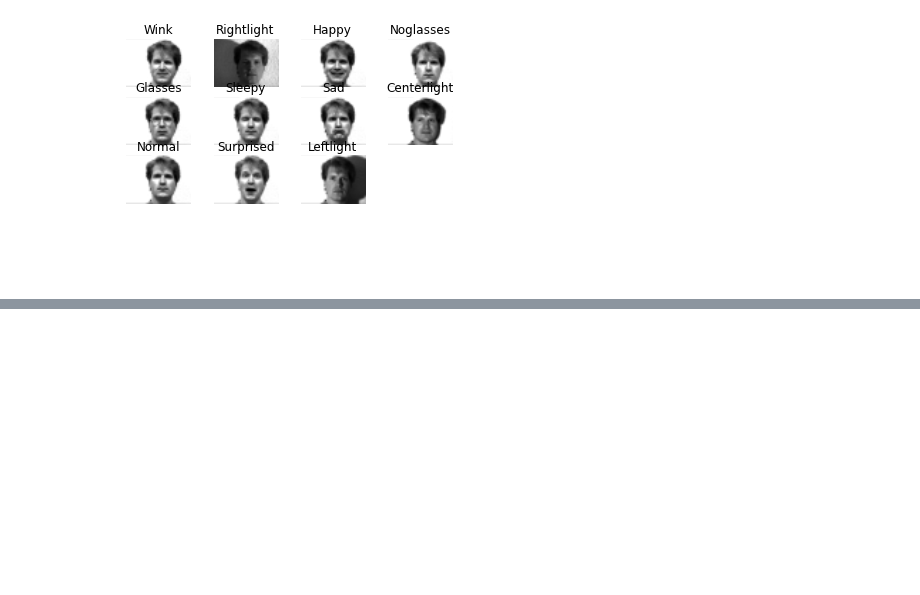
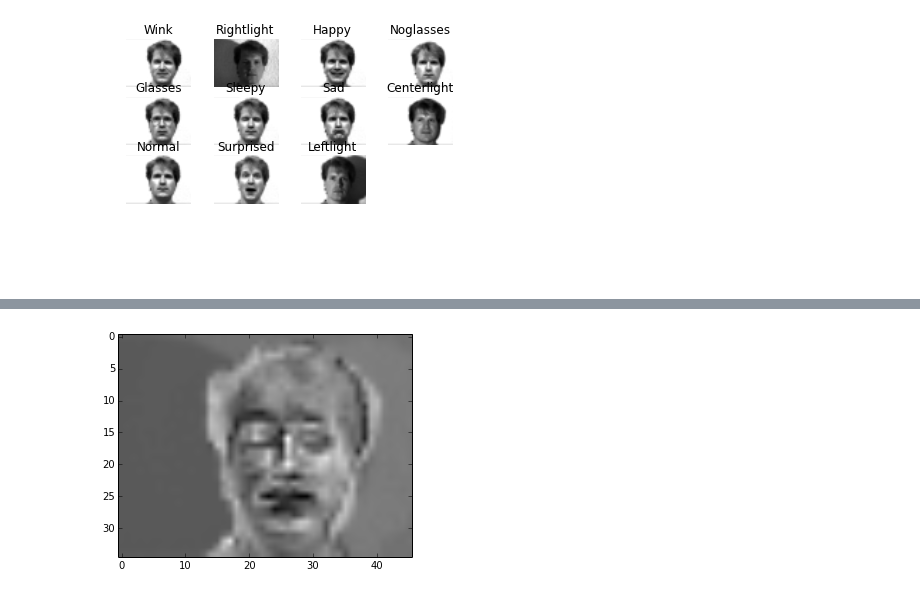
Before and after one commit to bugra/EigenFace, a Jupyter notebook: EigenFace.ipynb, the cells around one changed output, grey strips where cells are left out. Saved outputs shown, nothing was run; the diff lists cells and outputs as text; code cells hidden in the pictures; blank space fills up the shorter version.

```diff
--- a/EigenFace.ipynb
+++ b/EigenFace.ipynb
@@ -48,0 +51,8 @@ plt.show()
+# %%
+for ii in range(1,eigen_face.pca.eigen_vector.shape[0]-1):
+    aa += eigen_face.pca.eigen_vector[ii]
+# %%
+plt.imshow(np.reshape(aa, eigen_face.get_image_shape()), cmap=plt.cm.gray)
+plt.show()
+# %% [output]
+[figure, added]
```
Also changed, not shown: parts of 10 cells of this notebook.
